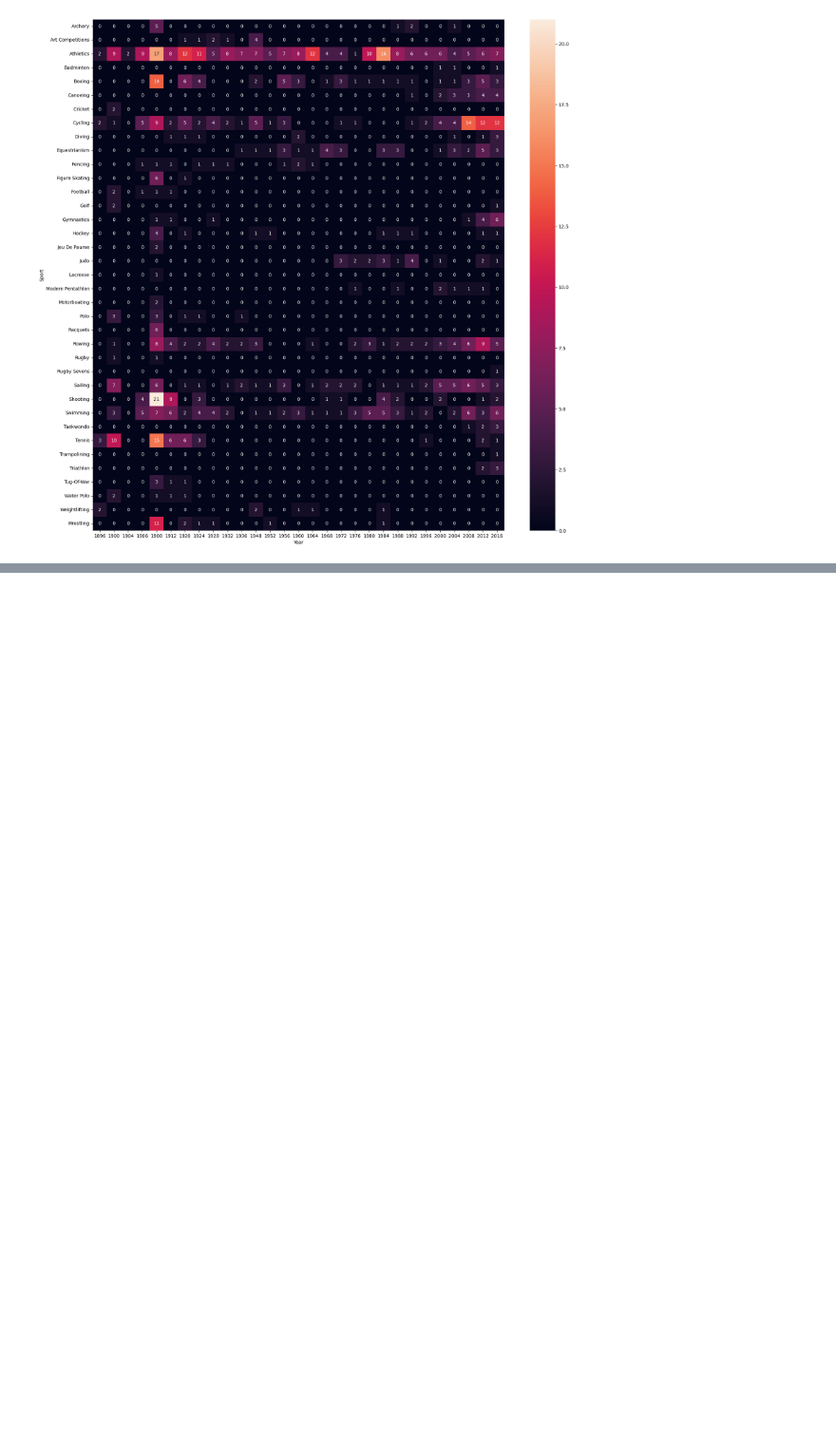
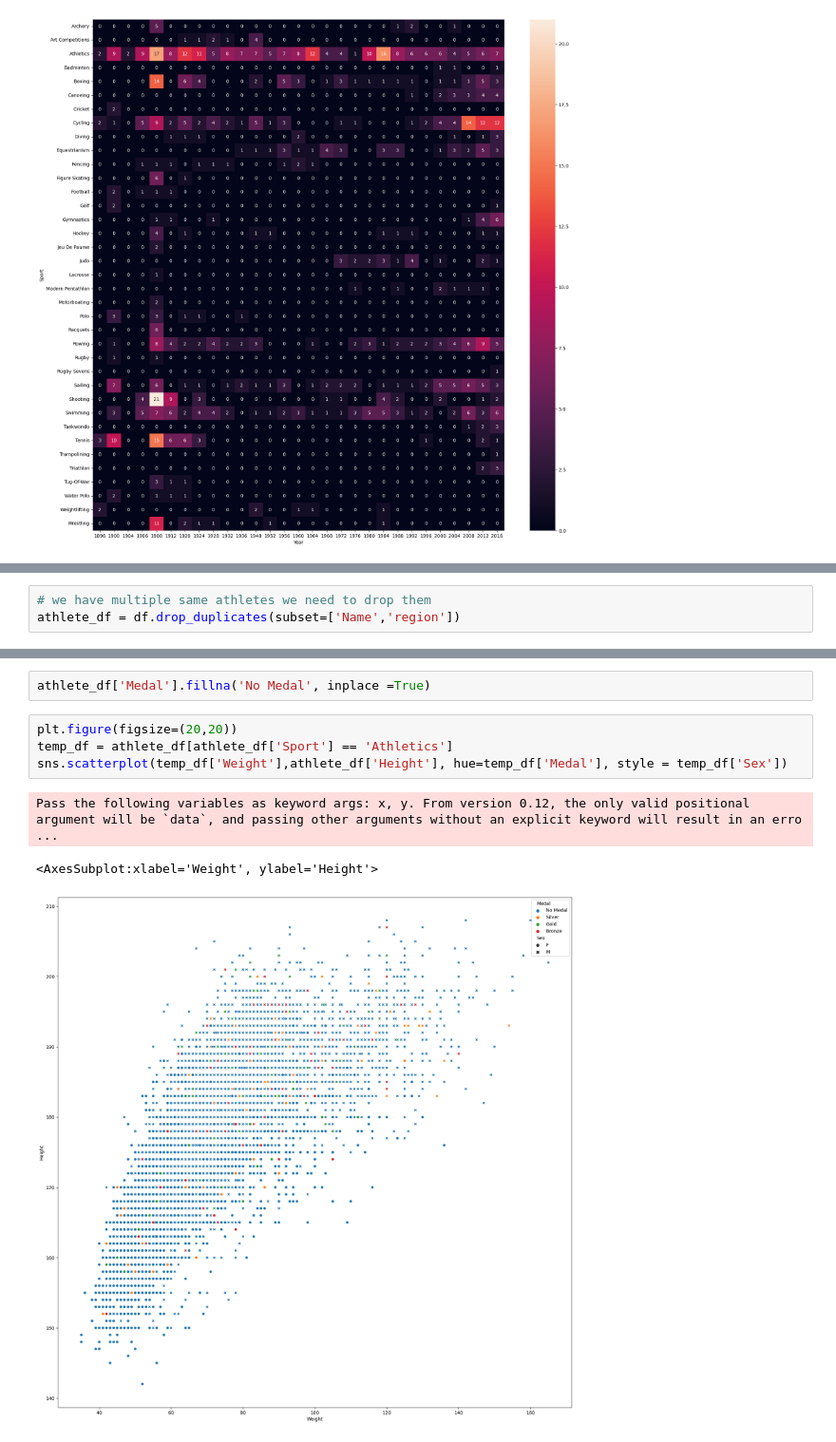
Before and after one commit to darsh996/Olympic_Project, a Jupyter notebook: Olympic_Analysis.ipynb, the cells around one changed output, grey strips where cells are left out. Shown at 95% size. Cells and saved outputs as stored; diff of their text form; blank space fills up the shorter version.

```diff
--- a/Olympic_Analysis.ipynb
+++ b/Olympic_Analysis.ipynb
@@ -493,0 +526,3 @@ sns.heatmap(new_df.pivot_table(index= 'Sport', columns = 'Year', values ='Medal'
+# %%
+# we have multiple same athletes we need to drop them
+athlete_df = df.drop_duplicates(subset=['Name','region'])
@@ -493,0 +557,10 @@ sns.heatmap(new_df.pivot_table(index= 'Sport', columns = 'Year', values ='Medal'
+# %%
+athlete_df['Medal'].fillna('No Medal', inplace =True)
+# %%
+plt.figure(figsize=(20,20))
+temp_df = athlete_df[athlete_df['Sport'] == 'Athletics']
+sns.scatterplot(temp_df['Weight'],athlete_df['Height'], hue=temp_df['Medal'], style = temp_df['Sex'])
+# %% [output]
+Pass the following variables as keyword args: x, y. From version 0.12, the only valid positional argument will be `data`, and passing other arguments without an explicit keyword will result in an erro ...
+<AxesSubplot:xlabel='Weight', ylabel='Height'>
+[figure, added]
```
Also changed, not shown: parts of 9 cells of this notebook, 2 other files.
